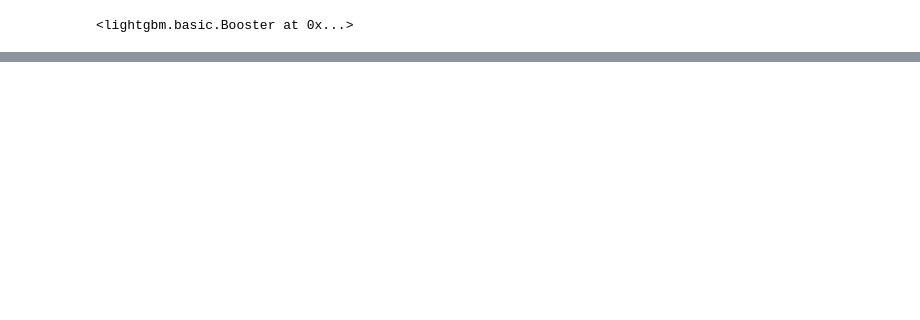
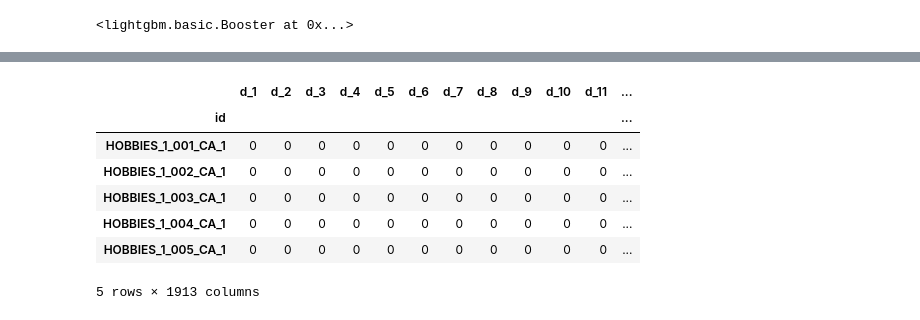
Before and after one commit to yenpth265-alt/NCKH_Optiminization_Inventory, a Jupyter notebook: notebooks/model-kaggle.ipynb, the cells around one changed output, grey strips where cells are left out. Cells and saved outputs as stored; diff of their text form; code cells hidden in the pictures; blank space fills up the shorter version.

```diff
--- a/notebooks/model-kaggle.ipynb
+++ b/notebooks/model-kaggle.ipynb
@@ -333,0 +299,19 @@ sub.head(10)
+# %%
+#Xử lý lại tập train để đánh giá
+df_valid = pd.read_csv("../dataset/raw/sales_train_validation.csv")
+df_valid["id"] = df_valid["id"].str.extract(r"^(.+?)_(?:validation|evaluation)$", expand=False)
+
+df_valid.set_index("id", inplace = True)
+
+# 1. Đổi đuôi id
+train = df_valid.filter(like="d_")
+train.head()
+# %% [output]
+|  | d_1 | d_2 | d_3 | d_4 | d_5 | d_6 | d_7 | d_8 | d_9 | d_10 | d_11 | ... |
+| id |  |  |  |  |  |  |  |  |  |  |  | ... |
+| HOBBIES_1_001_CA_1 | 0 | 0 | 0 | 0 | 0 | 0 | 0 | 0 | 0 | 0 | 0 | ... |
+| HOBBIES_1_002_CA_1 | 0 | 0 | 0 | 0 | 0 | 0 | 0 | 0 | 0 | 0 | 0 | ... |
+| HOBBIES_1_003_CA_1 | 0 | 0 | 0 | 0 | 0 | 0 | 0 | 0 | 0 | 0 | 0 | ... |
+| HOBBIES_1_004_CA_1 | 0 | 0 | 0 | 0 | 0 | 0 | 0 | 0 | 0 | 0 | 0 | ... |
+| HOBBIES_1_005_CA_1 | 0 | 0 | 0 | 0 | 0 | 0 | 0 | 0 | 0 | 0 | 0 | ... |
+5 rows × 1913 columns
```
Also changed, not shown: parts of 23 cells of this notebook, 3 other files.
